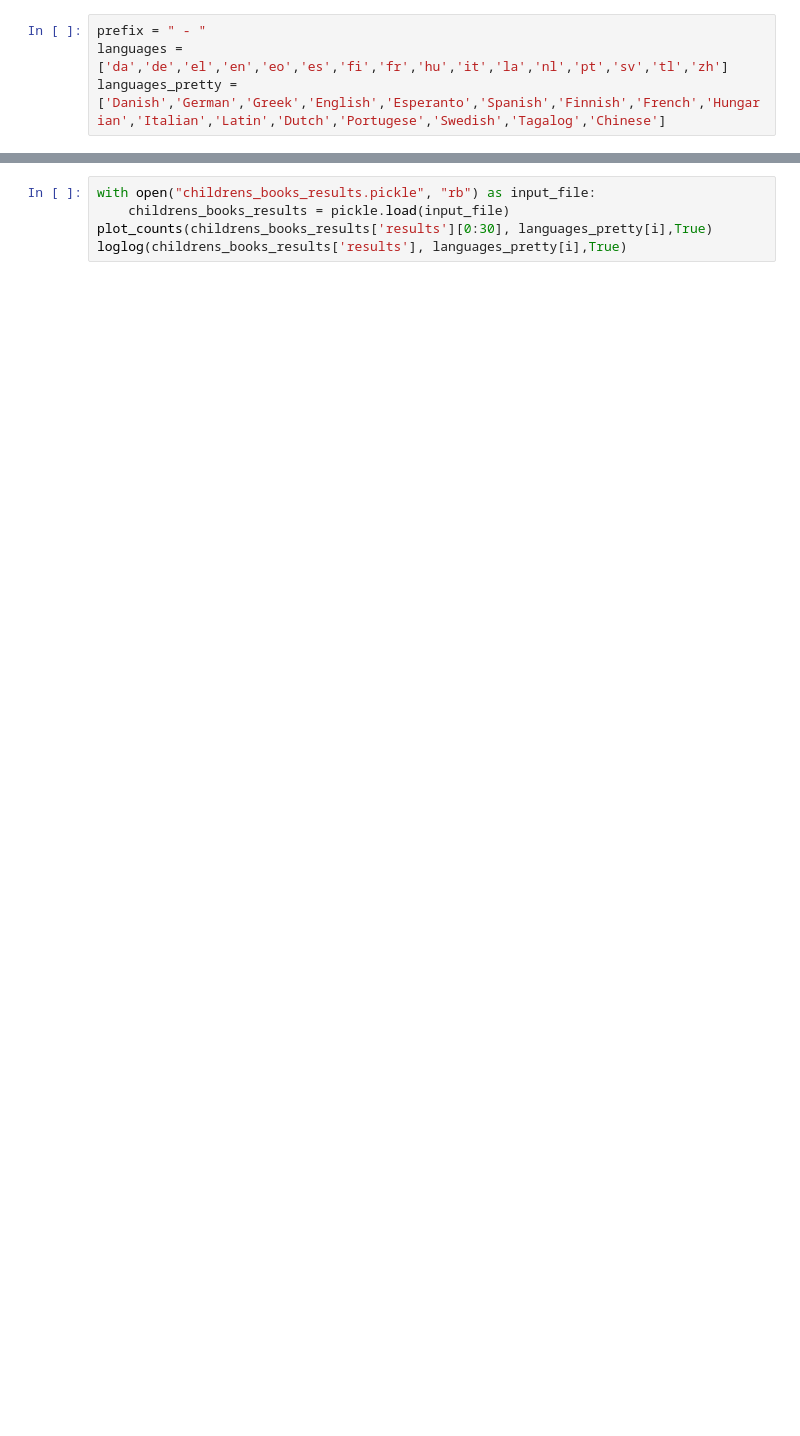
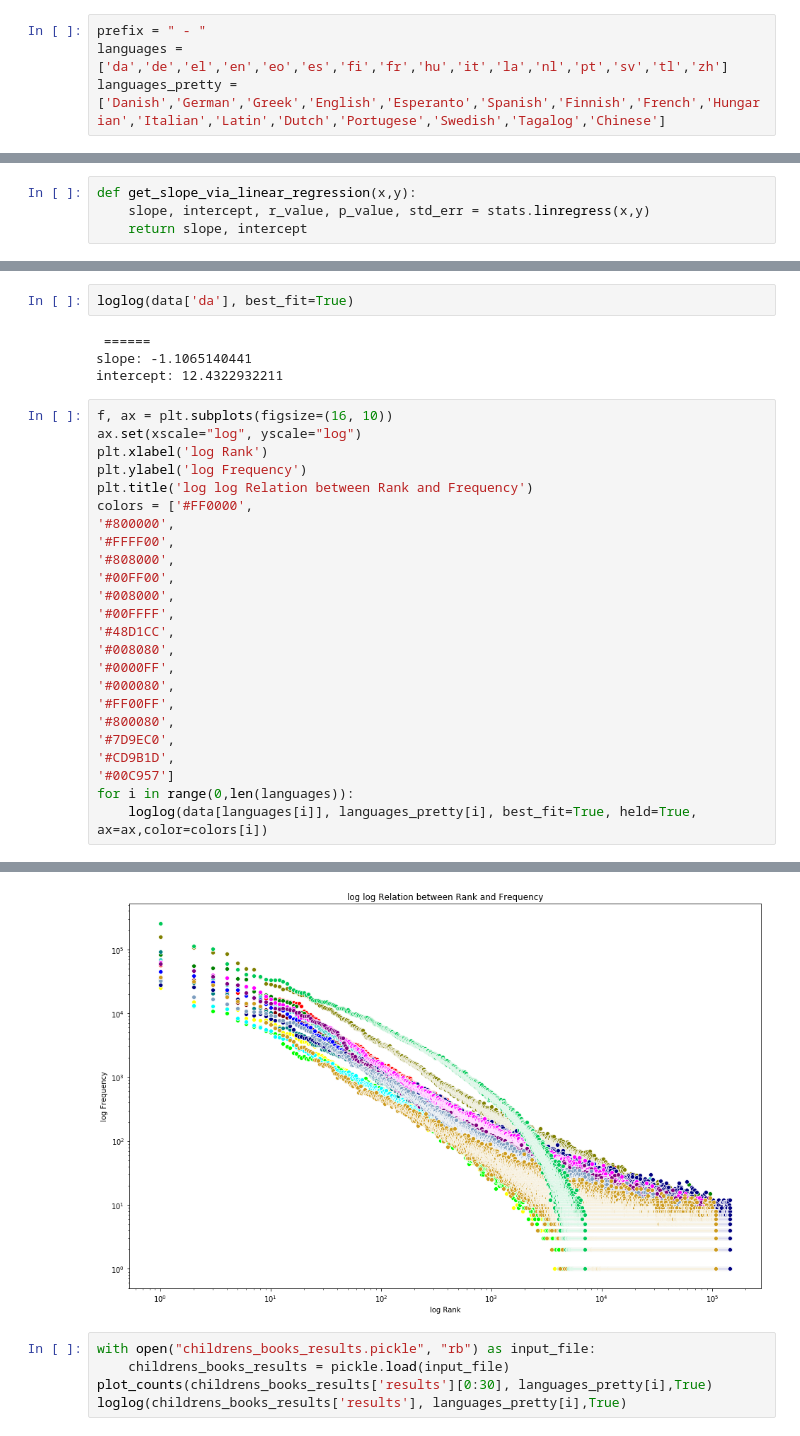
Before and after one commit to jkcchan/gutenberg_zipfs_law, a Jupyter notebook: analysis.ipynb, the cells around one changed output, grey strips where cells are left out. Drawn from its saved outputs; the diff is of its cells as text; blank space fills up the shorter version.

```diff
--- a/analysis.ipynb
+++ b/analysis.ipynb
@@ -86,0 +96,4 @@ Chinese
+# %%
+def get_slope_via_linear_regression(x,y):
+    slope, intercept, r_value, p_value, std_err = stats.linregress(x,y)
+    return slope, intercept
@@ -86,0 +123,31 @@ Chinese
+# %%
+loglog(data['da'], best_fit=True)
+# %% [output]
+ ======
+slope: -1.1065140441
+intercept: 12.4322932211
+# %%
+f, ax = plt.subplots(figsize=(16, 10))
+ax.set(xscale="log", yscale="log")
+plt.xlabel('log Rank')
+plt.ylabel('log Frequency')
+plt.title('log log Relation between Rank and Frequency')
+colors = ['#FF0000',
+'#800000',
+'#FFFF00',
+'#808000',
+'#00FF00',
+'#008000',
+'#00FFFF',
+'#48D1CC',
+'#008080',
+'#0000FF',
+'#000080',
+'#FF00FF',
+'#800080',
+'#7D9EC0',
+'#CD9B1D',
+'#00C957']
+for i in range(0,len(languages)):
+    loglog(data[languages[i]], languages_pretty[i], best_fit=True, held=True, ax=ax,color=colors[i])
+# %% [output]
@@ -87,3 +171,4 @@ Chinese
+[figure, added]
 # %%
 with open("childrens_books_results.pickle", "rb") as input_file:
     childrens_books_results = pickle.load(input_file)
```
Also changed, not shown: parts of 14 cells of this notebook, 4 other files.
